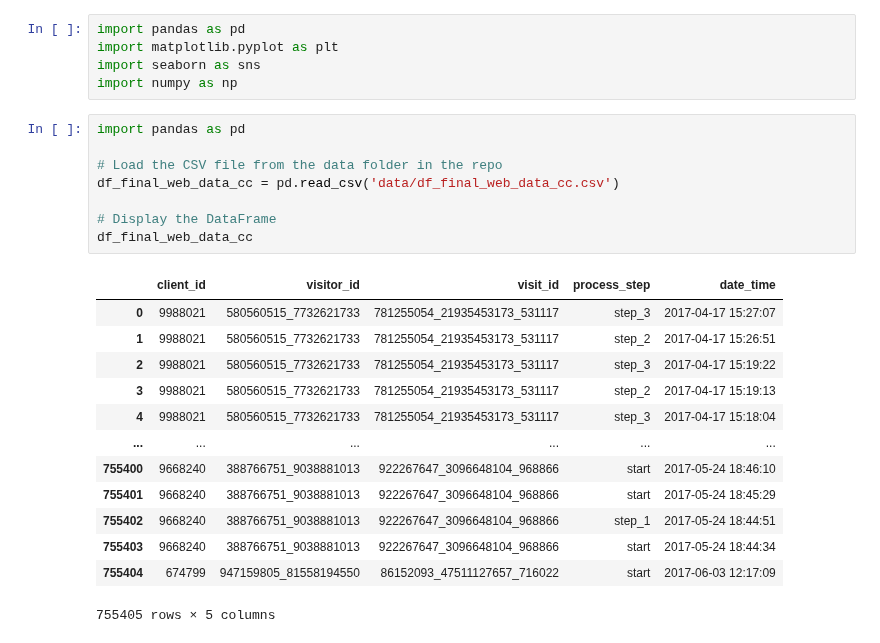
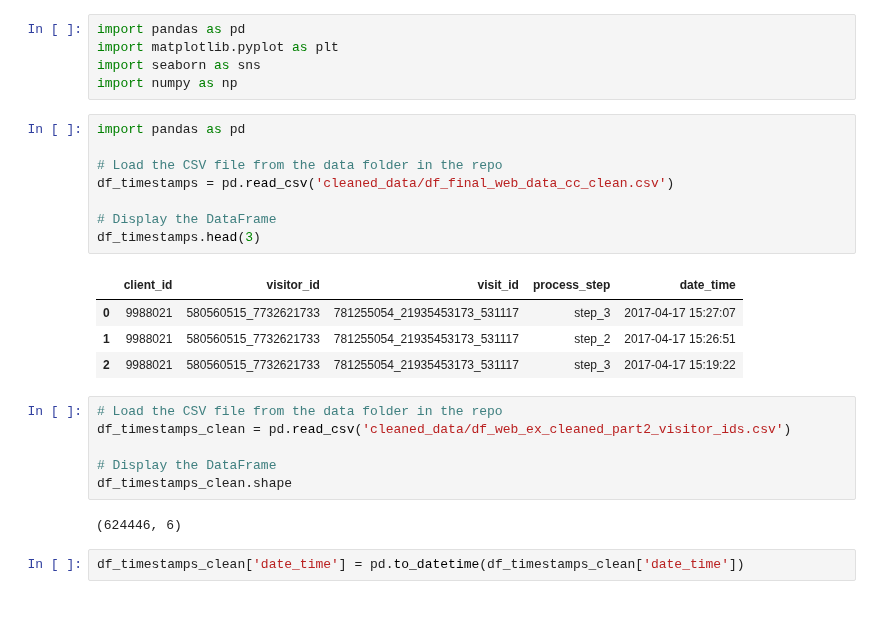
Before and after one commit to SunMax44/vanguard-ab-test, a Jupyter notebook: rafa_day3_script.ipynb, the cells around one changed output. Drawn from its saved outputs; the diff is of its cells as text; blank space fills up the shorter version.

```diff
--- a/rafa_day3_script.ipynb
+++ b/rafa_day3_script.ipynb
@@ -6,22 +6,23 @@ import numpy as np
 # %%
 import pandas as pd
 
 # Load the CSV file from the data folder in the repo
-df_final_web_data_cc = pd.read_csv('data/df_final_web_data_cc.csv')
+df_timestamps = pd.read_csv('cleaned_data/df_final_web_data_cc_clean.csv')
 
 # Display the DataFrame
-df_final_web_data_cc
+df_timestamps.head(3)
 # %% [output]
 |  | client_id | visitor_id | visit_id | process_step | date_time |
 | 0 | 9988021 | 580560515_7732621733 | 781255054_21935453173_531117 | step_3 | 2017-04-17 15:27:07 |
 | 1 | 9988021 | 580560515_7732621733 | 781255054_21935453173_531117 | step_2 | 2017-04-17 15:26:51 |
 | 2 | 9988021 | 580560515_7732621733 | 781255054_21935453173_531117 | step_3 | 2017-04-17 15:19:22 |
-| 3 | 9988021 | 580560515_7732621733 | 781255054_21935453173_531117 | step_2 | 2017-04-17 15:19:13 |
-| 4 | 9988021 | 580560515_7732621733 | 781255054_21935453173_531117 | step_3 | 2017-04-17 15:18:04 |
-| ... | ... | ... | ... | ... | ... |
-| 755400 | 9668240 | 388766751_9038881013 | 922267647_3096648104_968866 | start | 2017-05-24 18:46:10 |
-| 755401 | 9668240 | 388766751_9038881013 | 922267647_3096648104_968866 | start | 2017-05-24 18:45:29 |
-| 755402 | 9668240 | 388766751_9038881013 | 922267647_3096648104_968866 | step_1 | 2017-05-24 18:44:51 |
-| 755403 | 9668240 | 388766751_9038881013 | 922267647_3096648104_968866 | start | 2017-05-24 18:44:34 |
-| 755404 | 674799 | 947159805_81558194550 | 86152093_47511127657_716022 | start | 2017-06-03 12:17:09 |
-755405 rows × 5 columns
+# %%
+# Load the CSV file from the data folder in the repo
+df_timestamps_clean = pd.read_csv('cleaned_data/df_web_ex_cleaned_part2_visitor_ids.csv')
+
+# Display the DataFrame
+df_timestamps_clean.shape
+# %% [output]
+(624446, 6)
+# %%
+df_timestamps_clean['date_time'] = pd.to_datetime(df_timestamps_clean['date_time'])
```
Also changed, not shown: parts of 34 cells of this notebook, 1 other file.
